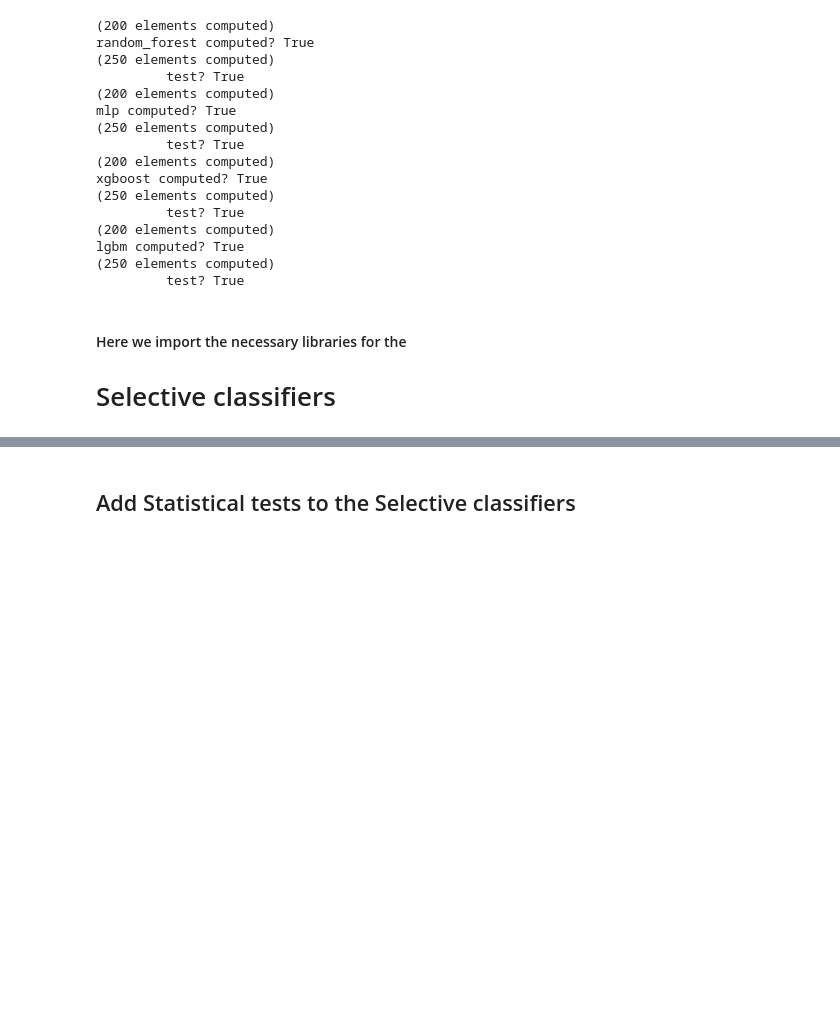
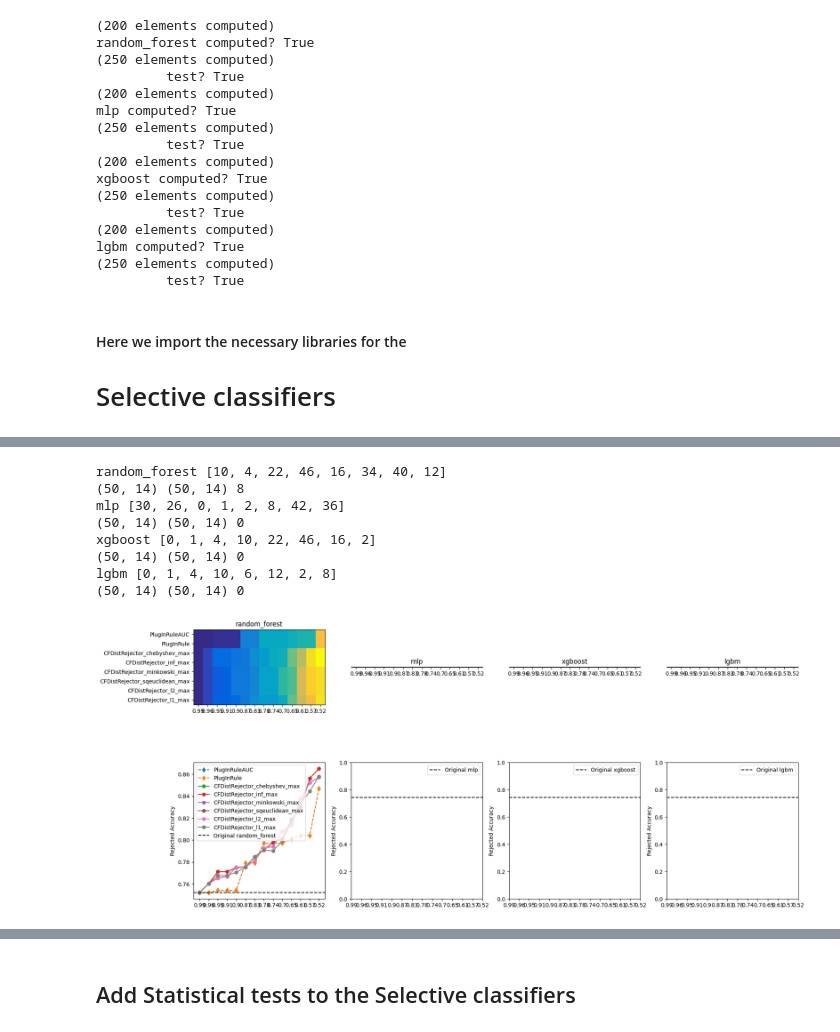
Before and after one commit to clarapunzi/SC-CE, a Jupyter notebook: 4_selective_classifiers.ipynb, the cells around one changed output, grey strips where cells are left out. Saved outputs shown, nothing was run; the diff lists cells and outputs as text; code cells hidden in the pictures; blank space fills up the shorter version.

```diff
--- a/4_selective_classifiers.ipynb
+++ b/4_selective_classifiers.ipynb
@@ -398 +541,76 @@ Model mlp
+# %%
+fig,ax = plt.subplots(2,4,figsize=(20,10))
+ax = ax.flatten()
+# let's place the gamma sampled ones lower, so, excluded the first 2, we take the even ones
+plug_in_and_auc = [0,1]
+gamma_ones = [i for i in range(2,len(dataframes[k].index)) if i%2==1]
+not_gamma = [i for i in range(2,len(dataframes[k].index)) if i%2==0]
+top_k = 2+6
+for i,k in enumerate(models.keys()):
+    #top_policies = plug_in_and_auc+not_gamma+gamma_ones
+    # select only up to the 50 target coverages
+    df = dataframes[k].copy().iloc[:,:target_coverages_n//2]
+    # let's take the real bests:
+    # plug_in_and_auc are the first two, we will keep them.
+    # However we will make the sum of the rows and take only the top 5
+    fake_auc = df.values.sum(axis=1).argsort()[::-1][:top_k]
+    top_policies = list(fake_auc)
+    print(k,top_policies)
+    if 0 not in top_policies:
+        top_policies = [0]+top_policies[:-1]
+    else:
+        # place it as the first anyway
+        top_policies = [0]+top_policies.pop(top_policies.index(0))
+    if 1 not in top_policies:
+        top_policies = [1]+top_policies[:-1]
+    else:
+        # place it as the second anyway
+        top_policies = top_policies[0]+[1]+top_policies.pop(top_policies.index(1))[1:]
+    top_policies_names = dataframes[k].index[top_policies]
+    #df = dataframes[k].copy().iloc[top_policies,:target_coverages_n//2]
+    minimum = df.values.min()
+
+    vmax = df.values.max()
+    custom_cmap = shiftedColorMap(cmap_base,
+                                   midpoint=midpoint)
+    # ok use a classic cmap
+    custom_cmap = fplt.parula
+
+    print(df.shape,df.values.shape,len(top_policies_names))
+    #sns.heatmap(df,ax=ax[i],cmap=custom_cmap,vmin=minimum,vmax=1)
+    ax[i].imshow(df.values[top_policies,:],cmap=custom_cmap,vmin=minimum,vmax=vmax)
+
+    ax[i].set_title(k)
+
+
+    # now plot them as lines
+    for j in top_policies:
+        if j in [0,1]:
+            ls = '--'
+            marker = 'd'
+        else:
+            ls = '-'
+            marker='o'
+        label = df.index[j]
+        ax[4+i].plot(df.values[j,:],label=label,marker=marker,ls=ls)
+    ax[4+i].axhline(all_original_scores[k],label="Original "+k,color='k',ls='--')
+    if True:#i==0: #it's the first plot
+
+        ax[i].set_yticks(np.array([i for i in range(len(top_policies_names))]),top_policies_names)
+        # set the y label
+        ax[4+i].set_ylabel("Rejected Accuracy")
+
+    ax[i].set_xticks(range(target_coverages_n//2),[str(round(e,2)) for e in df.columns],rotation=0)
+    ax[4+i].set_xticks(range(target_coverages_n//2),[str(round(e,2)) for e in df.columns],rotation=0)
+    ax[4+i].legend()
+# %% [output]
+random_forest [10, 4, 22, 46, 16, 34, 40, 12]
+(50, 14) (50, 14) 8
+mlp [30, 26, 0, 1, 2, 8, 42, 36]
+(50, 14) (50, 14) 0
+xgboost [0, 1, 4, 10, 22, 46, 16, 2]
+(50, 14) (50, 14) 0
+lgbm [0, 1, 4, 10, 6, 12, 2, 8]
+(50, 14) (50, 14) 0
+[figure, added]
 # %%
```
Also changed, not shown: parts of 15 cells of this notebook, 4 other files.
